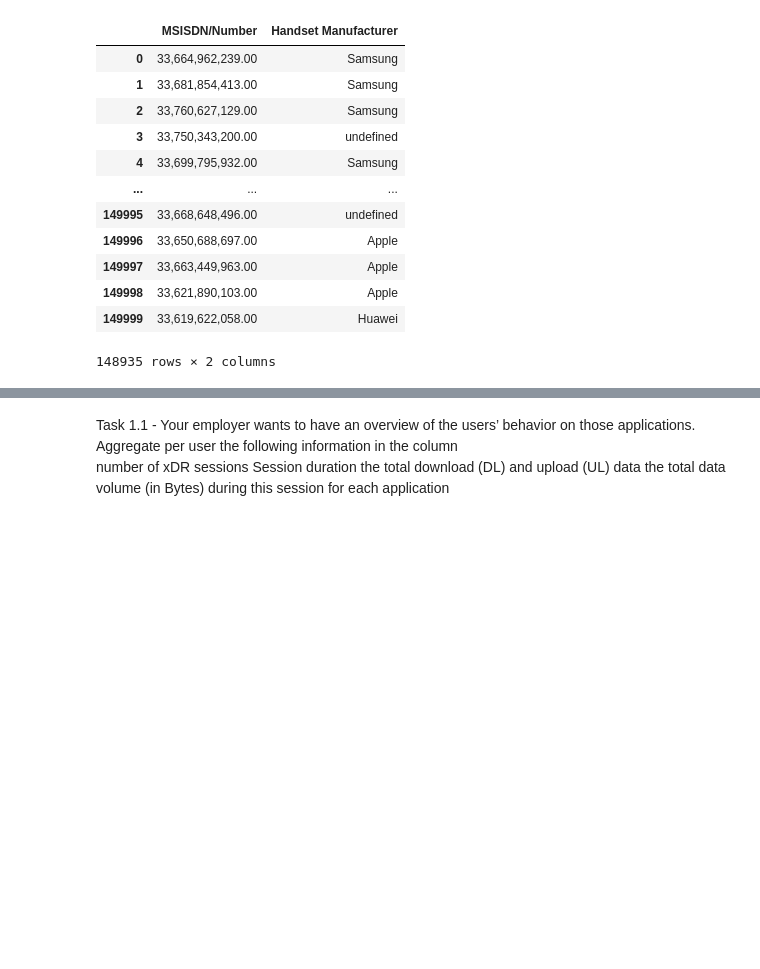
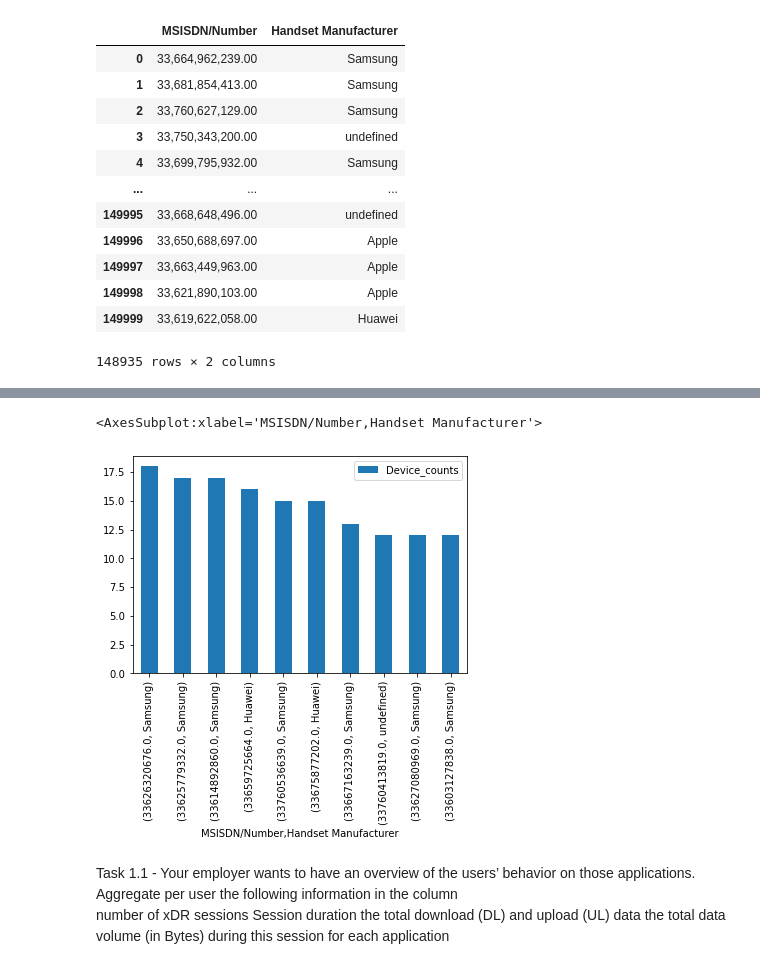
Before and after one commit to niyotham/EDA_Telecom_Industry, a Jupyter notebook: notebooks/EDA.ipynb, the cells around one changed output, grey strips where cells are left out. Cells and saved outputs as stored; diff of their text form; code cells hidden in the pictures; blank space fills up the shorter version.

```diff
--- a/notebooks/EDA.ipynb
+++ b/notebooks/EDA.ipynb
@@ -239,0 +217,7 @@ df_man_agg
+# %%
+df_man_agg = df_exp.groupby(['MSISDN/Number','Handset Manufacturer']).agg({
+       'Handset Manufacturer': 'count'})
+# df_man_agg.sort_values(by='Handset Manufacturer', axis=0).sort_values(by='Handset Manufacturer',
+                            # ascending=False)
+df_man_agg.rename(columns={'Handset Manufacturer': 'Device_counts'}).sort_values(by='Device_counts'
+                            , ascending=False)[:10]
@@ -240,3 +237,9 @@ df_man_agg
+# %%
+df_man_agg.rename(columns={'Handset Manufacturer': 'Device_counts'}).sort_values(by='Device_counts'
+                            , ascending=False)[:10].plot(kind='bar')
+# %% [output]
+<AxesSubplot:xlabel='MSISDN/Number,Handset Manufacturer'>
+[figure, added]
 # %% [markdown]
 Task 1.1 - Your employer wants to have an overview of the users’ behavior on those applications.
 Aggregate per user the following information in the column
```
Also changed, not shown: parts of 9 cells of this notebook, 20 other files.
